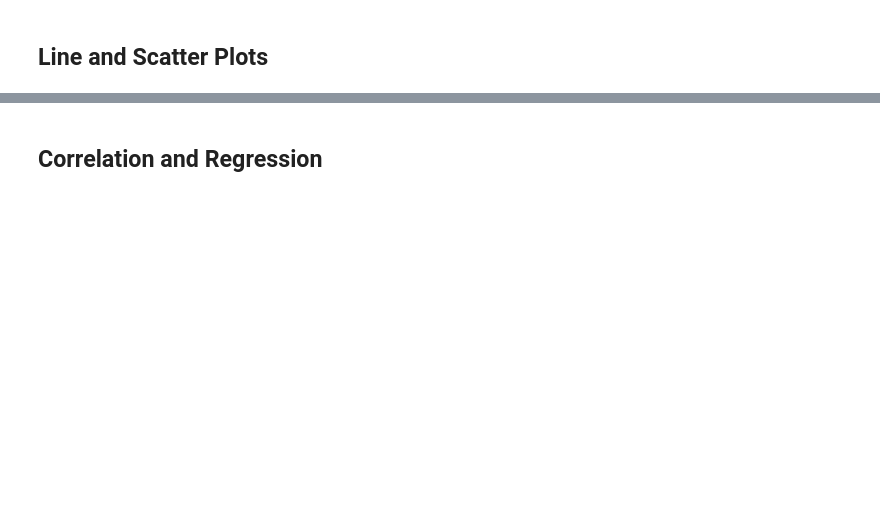
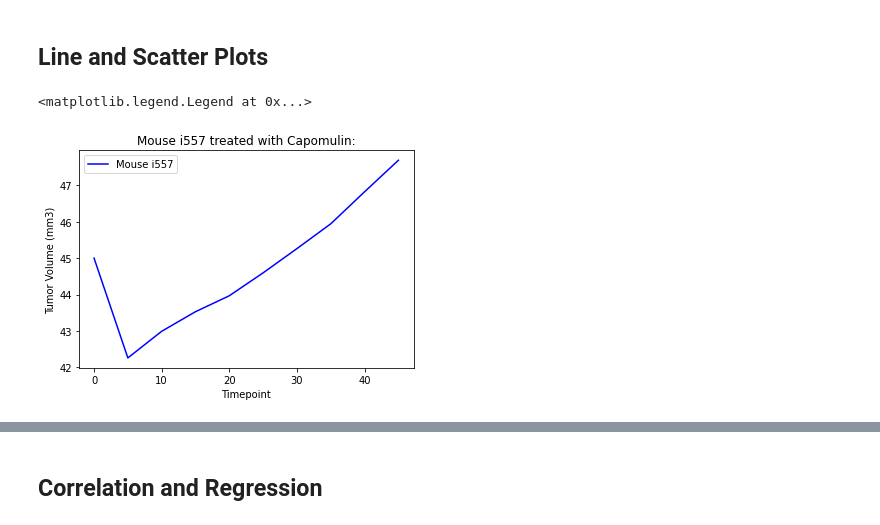
Before and after one commit to radhar16/Matplotlib---challenge, a Jupyter notebook: Pymaceuticals/pymaceuticals_starter.ipynb, the cells around one changed output, grey strips where cells are left out. Saved outputs shown, nothing was run; the diff lists cells and outputs as text; code cells hidden in the pictures; blank space fills up the shorter version.

```diff
--- a/Pymaceuticals/pymaceuticals_starter.ipynb
+++ b/Pymaceuticals/pymaceuticals_starter.ipynb
@@ -377,2 +359,19 @@ plt.show()
+# %%
+# Generate a line plot of tumor volume vs. time point for a mouse treated with Capomulin
+
+capomulin_df = clean_data.loc[(clean_data["Drug Regimen"] == "Capomulin")]
+line_plot_df = capomulin_df.loc[(capomulin_df["Mouse ID"] == "i557")]
+
+x_axis = line_plot_df["Timepoint"]
+y_axis = line_plot_df["Tumor Volume (mm3)"]
+
+line_plot, = plt.plot(x_axis, y_axis, color="blue", label="Mouse i557" )
+plt.title('Mouse i557 treated with Capomulin:')
+plt.xlabel('Timepoint')
+plt.ylabel('Tumor Volume (mm3)')
+plt.legend(loc="best")
+# %% [output]
+<matplotlib.legend.Legend at 0x...>
+[figure, added]
 # %%
 # Generate a scatter plot of average tumor volume vs. mouse weight for the Capomulin regimen
```
Also changed, not shown: parts of 4 cells of this notebook.
